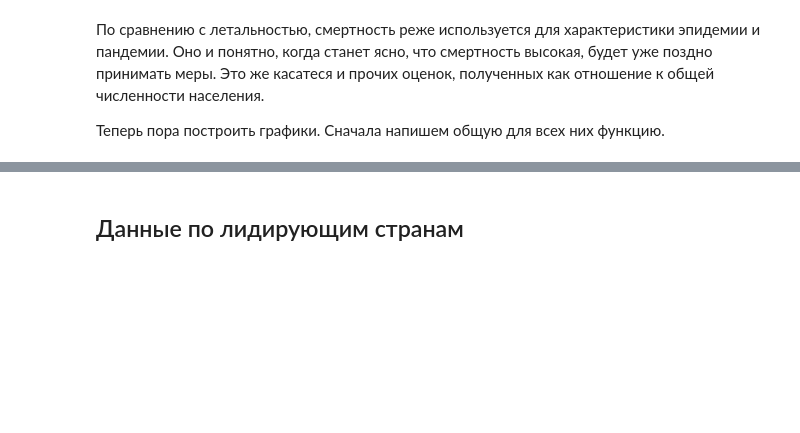
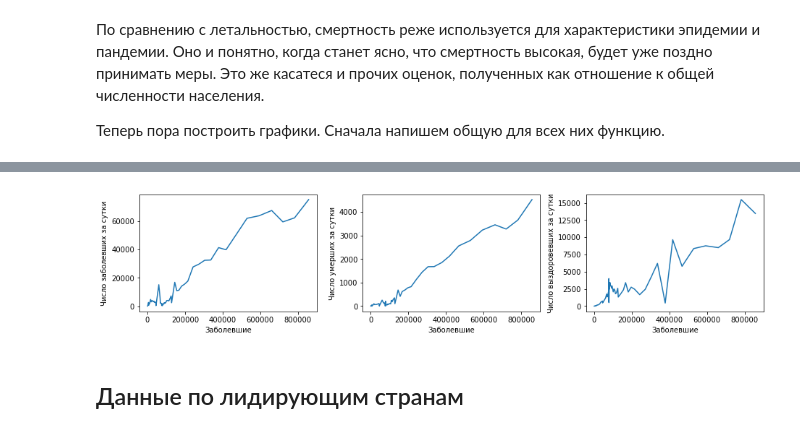
Before and after one commit to ioshchepkov/thegeodesy, a Jupyter notebook: covid19/COVID-19.ipynb, the cells around one changed output, grey strips where cells are left out. Drawn from its saved outputs; the diff is of its cells as text; code cells hidden in the pictures; blank space fills up the shorter version.

```diff
--- a/covid19/COVID-19.ipynb
+++ b/covid19/COVID-19.ipynb
@@ -146,3 +151,19 @@ plot_cases(cases_global.diff(), title='Данные по COVID-19 за сутк
+# %%
+fig, (ax1, ax2, ax3) = plt.subplots(1, 3, figsize=(13, 3))
+ax1.plot(cases_global['Заболевшие'], cases_global['Заболевшие'].diff())
+ax2.plot(cases_global['Заболевшие'], cases_global['Умершие'].diff())
+ax3.plot(cases_global['Заболевшие'], cases_global['Выздоровевшие'].diff())
+
+for ax in fig.get_axes():
+    ax.set_xlabel('Заболевшие')
+
+ax1.set_ylabel('Число заболевших за сутки')
+ax2.set_ylabel('Число умерших за сутки')
+ax3.set_ylabel('Число выздоровевших за сутки')
+
+fig.tight_layout()
+# %% [output]
+[figure, added]
 # %% [markdown]
 ## Данные по лидирующим странам
 # %%
```
Also changed, not shown: parts of 21 cells of this notebook.
